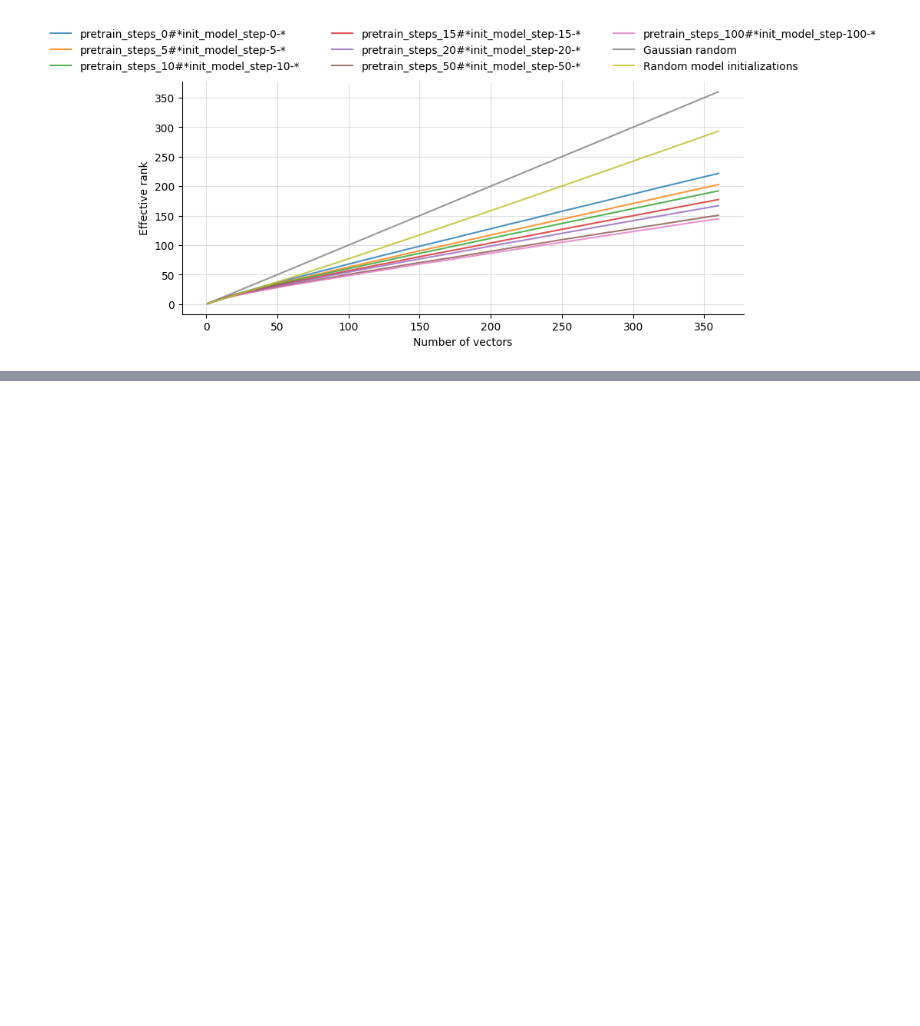
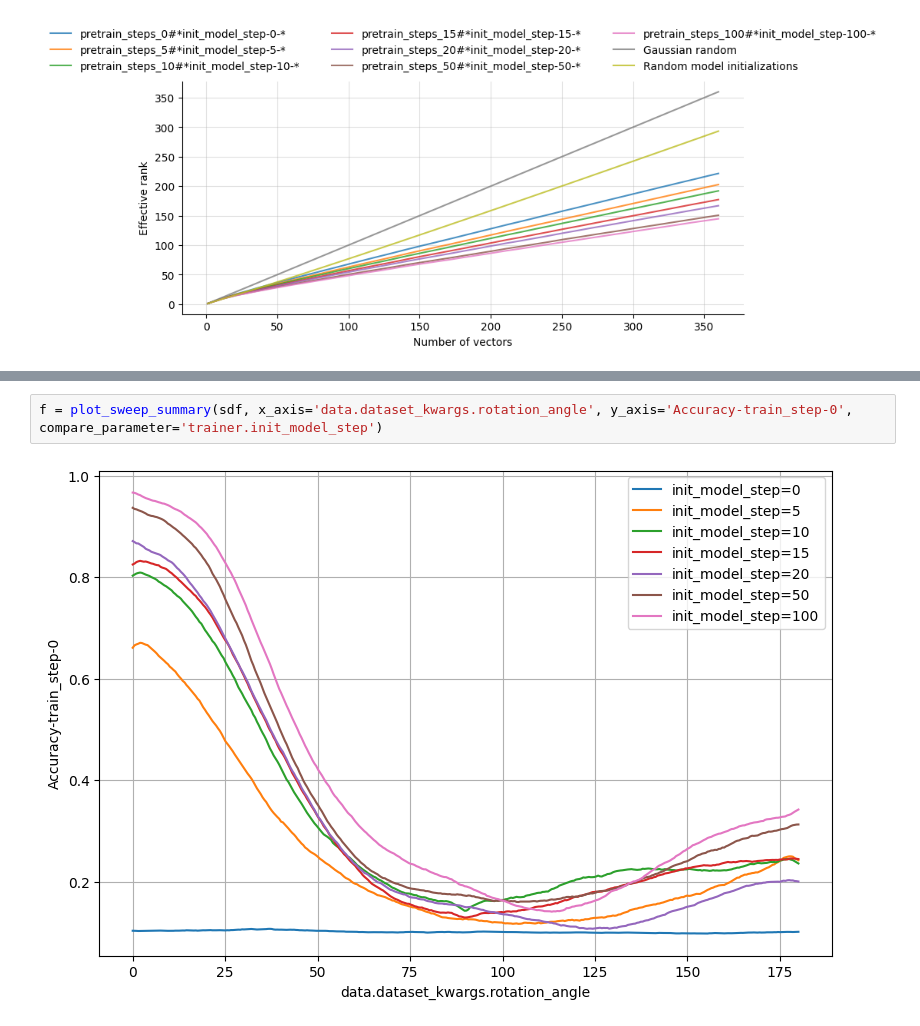
Before and after one commit to maximilianmbeck/erank, a Jupyter notebook: notebooks/11.6-mnist_conv4_rotatedtasks_erankplot.ipynb, the cells around one changed output, grey strips where cells are left out. Saved outputs shown, nothing was run; the diff lists cells and outputs as text; blank space fills up the shorter version.

```diff
--- a/notebooks/11.6-mnist_conv4_rotatedtasks_erankplot.ipynb
+++ b/notebooks/11.6-mnist_conv4_rotatedtasks_erankplot.ipynb
@@ -123,0 +149,4 @@ fig.savefig(f'11_6_mnist_conv4_rotatedtasks_erankplot.png', dpi=300, bbox_inches
+# %%
+f = plot_sweep_summary(sdf, x_axis='data.dataset_kwargs.rotation_angle', y_axis='Accuracy-train_step-0', compare_parameter='trainer.init_model_step')
+# %% [output]
+[figure, added]
```
Also changed, not shown: parts of 11 cells of this notebook, 5 other files.
